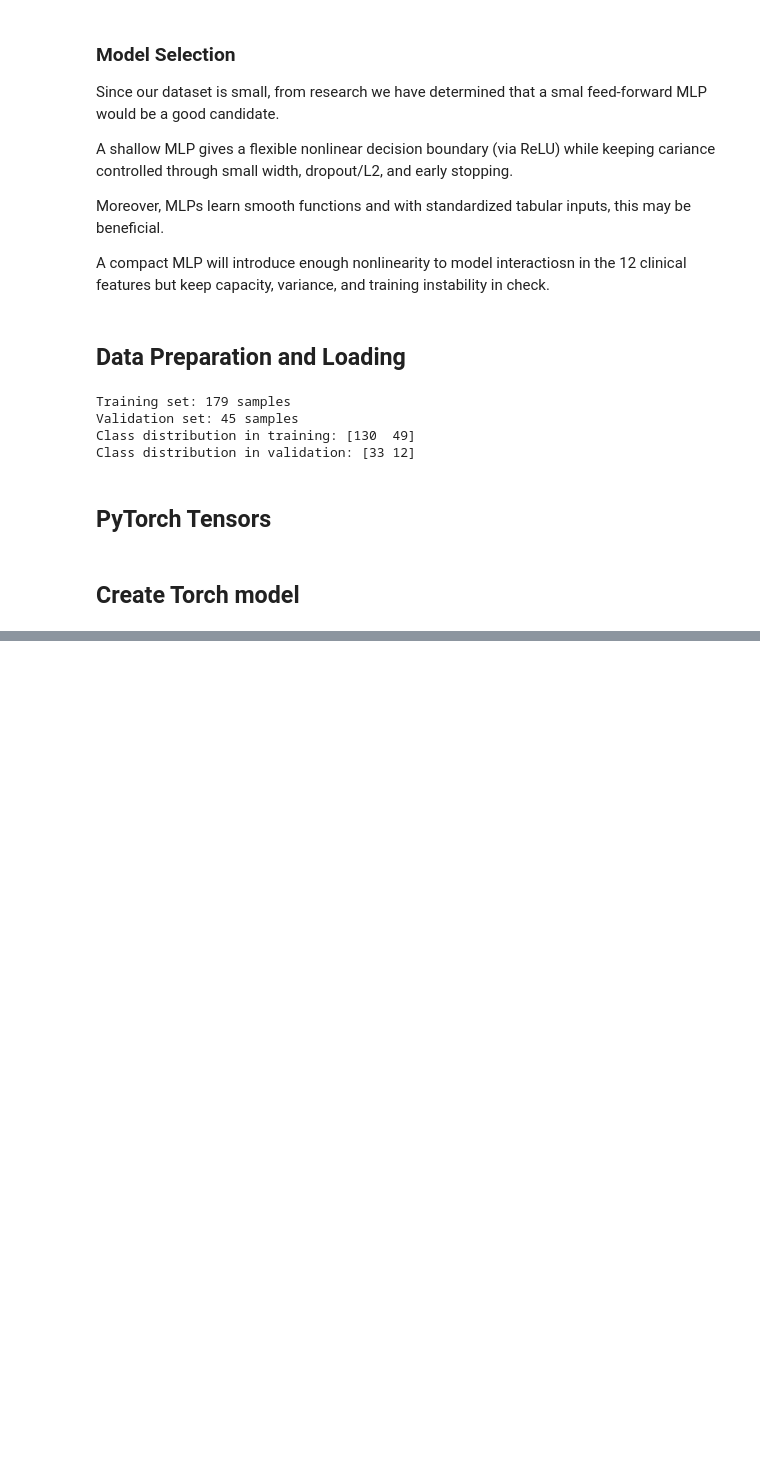
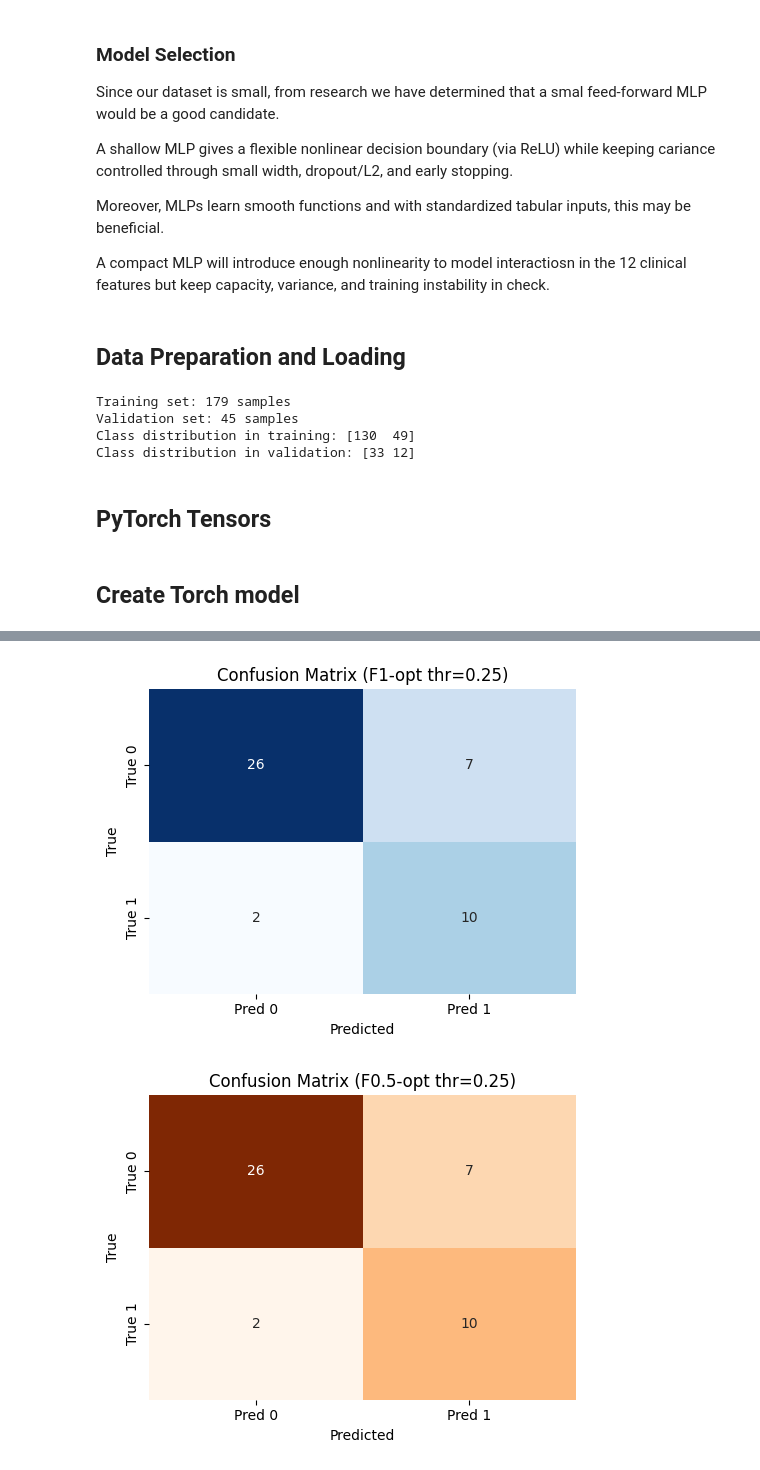
Before and after one commit to DilanDoshi/m148_heart_failure_predictors-, a Jupyter notebook: notebooks/04-nn-and-predictions.ipynb, the cells around one changed output, grey strips where cells are left out. Saved outputs shown, nothing was run; the diff lists cells and outputs as text; code cells hidden in the pictures; blank space fills up the shorter version.

```diff
--- a/notebooks/04-nn-and-predictions.ipynb
+++ b/notebooks/04-nn-and-predictions.ipynb
@@ -87,0 +271,4 @@ val_loader = DataLoader(val_dataset, batch_size=32, shuffle=False)
+# %%
+# Predict with best estimator on val
+best_net = gs.best_estimator_
+val_probs = best_net.predict_proba(X_val_f)[:, 1]
@@ -87,0 +321,17 @@ val_loader = DataLoader(val_dataset, batch_size=32, shuffle=False)
+# %%
+# Summary metrics using the swept best threshold (and a precision-leaning option)
+val_preds_opt = (val_probs >= best_t).astype(int)
+best_t_f05, best_f05 = find_best_fbeta(y_val, val_probs, beta=0.5)
+val_preds_f05 = (val_probs >= best_t_f05).astype(int)
+
+val_auc = roc_auc_score(y_val, val_probs)
+val_acc = accuracy_score(y_val, val_preds_opt)
+val_precision = precision_score(y_val, val_preds_opt)
+val_recall = recall_score(y_val, val_preds_opt)
+
+print(f"Best CV ROC AUC: {gs.best_score_:.3f}")
+print(f"Best Params: {gs.best_params_}")
+print(f"Best threshold (max F1): {best_t:.2f}")
+print(f"Val AUC: {val_auc:.3f}")
+print(f"Val F1: {best_f1:.3f}  Val Precision: {val_precision:.3f}  Val Recall: {val_recall:.3f}  Val Acc: {val_acc:.3f}")
+print(f"Best threshold (F0.5, precision-weighted): {best_t_f05:.2f} | F0.5={best_f05:.3f}")
@@ -87,0 +368,23 @@ val_loader = DataLoader(val_dataset, batch_size=32, shuffle=False)
+# %%
+# Confusion matrix at optimized F1 threshold
+cm = confusion_matrix(y_val, val_preds_opt)
+plt.figure(figsize=(5,4))
+sns.heatmap(cm, annot=True, fmt='d', cmap='Blues', cbar=False,
+            xticklabels=['Pred 0','Pred 1'], yticklabels=['True 0','True 1'])
+plt.title(f'Confusion Matrix (F1-opt thr={best_t:.2f})')
+plt.xlabel('Predicted'); plt.ylabel('True')
+plt.tight_layout()
+plt.show()
+
+# Confusion matrix at precision-weighted (F0.5) threshold
+cm_f05 = confusion_matrix(y_val, val_preds_f05)
+plt.figure(figsize=(5,4))
+sns.heatmap(cm_f05, annot=True, fmt='d', cmap='Oranges', cbar=False,
+            xticklabels=['Pred 0','Pred 1'], yticklabels=['True 0','True 1'])
+plt.title(f'Confusion Matrix (F0.5-opt thr={best_t_f05:.2f})')
+plt.xlabel('Predicted'); plt.ylabel('True')
+plt.tight_layout()
+plt.show()
+# %% [output]
+[figure, added]
+[figure, added]
```
Also changed, not shown: parts of 15 cells of this notebook.
